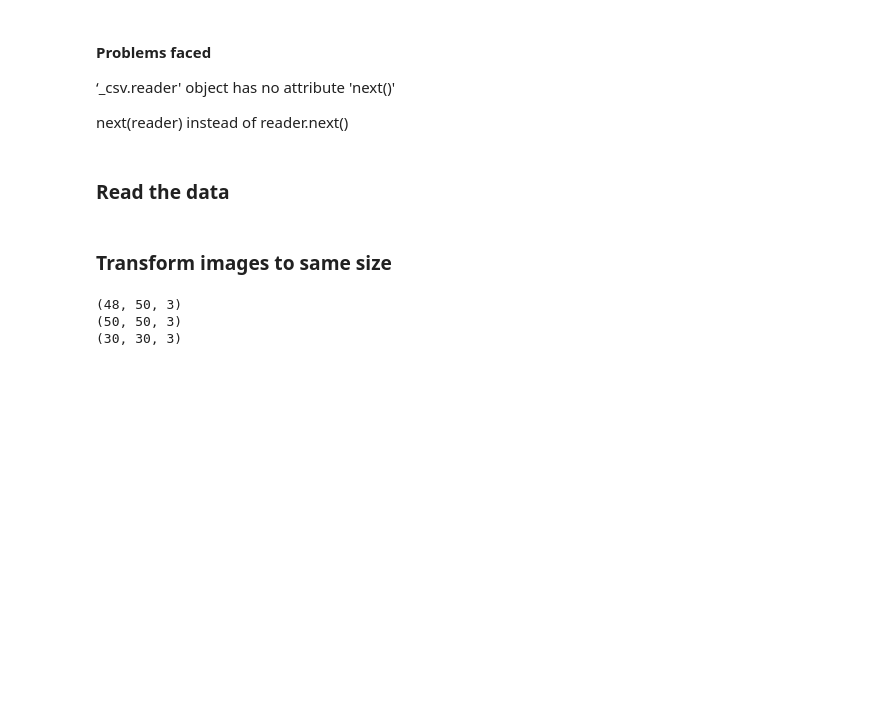
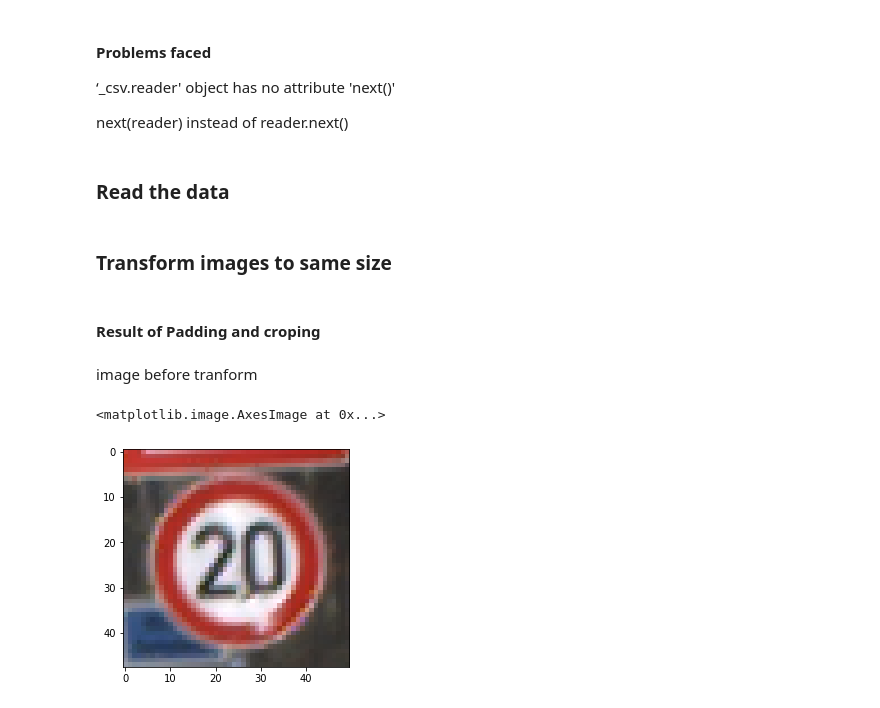
Before and after one commit to mohamedsayed18/GTSRB, a Jupyter notebook: GTSRB.ipynb, the cells around one changed output. Cells and saved outputs as stored; diff of their text form; code cells hidden in the pictures; blank space fills up the shorter version.

```diff
--- a/GTSRB.ipynb
+++ b/GTSRB.ipynb
@@ -77,12 +78,10 @@ def Transform_image(image):
-# %%
-photo = np.asarray(trainImages[18])
-print(photo.shape)
-#photo = np.pad(photo,  ((0,0),(0,1),(0,0)), mode='constant')
-photo = Transform_image(photo)
-print(photo.shape)
-photo = np.resize(photo, (30,30,3))
-print(photo.shape)
-# %% [output]
-(48, 50, 3)
-(50, 50, 3)
-(30, 30, 3)
+# %% [markdown]
+#### Result of Padding and croping
+# %% [markdown]
+image before tranform
+# %%
+photo = np.asarray(trainImages[18])
+plt.imshow(photo)
+# %% [output]
+<matplotlib.image.AxesImage at 0x...>
+[figure, added]
```
Also changed, not shown: parts of 14 cells of this notebook.
